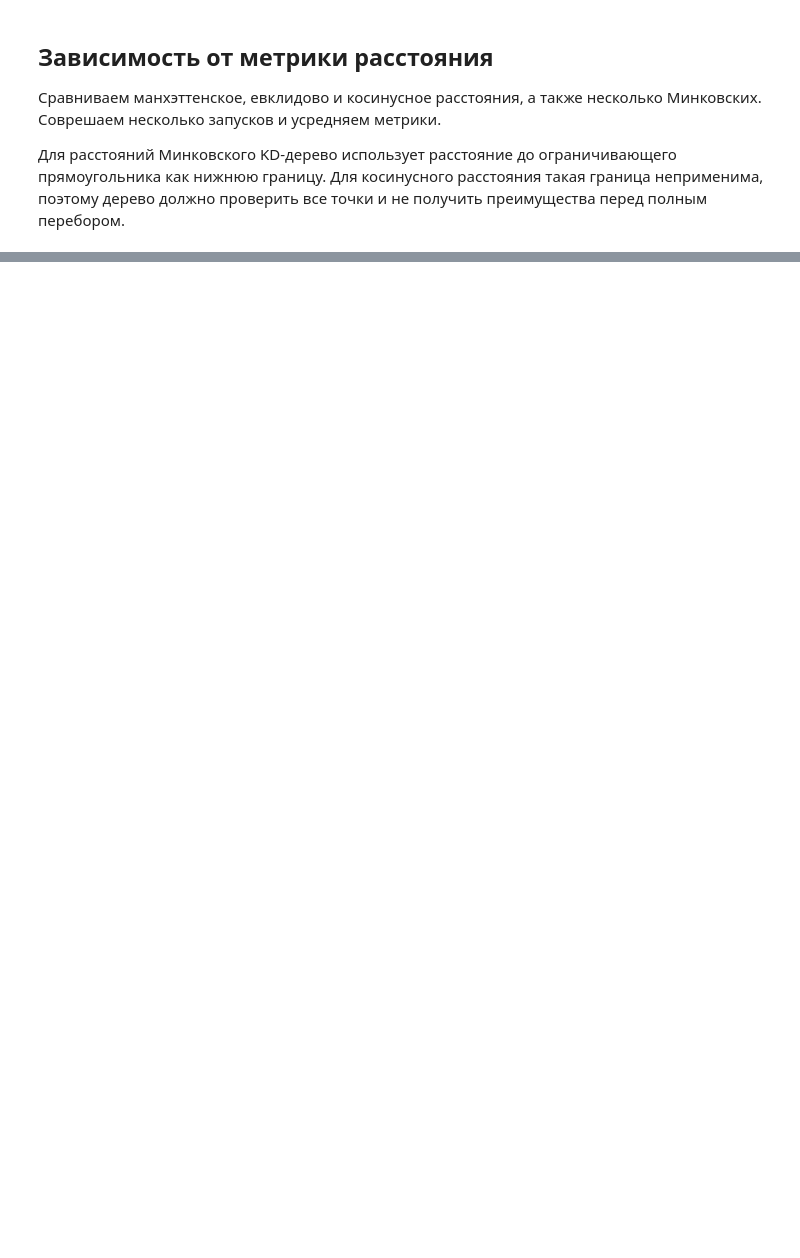
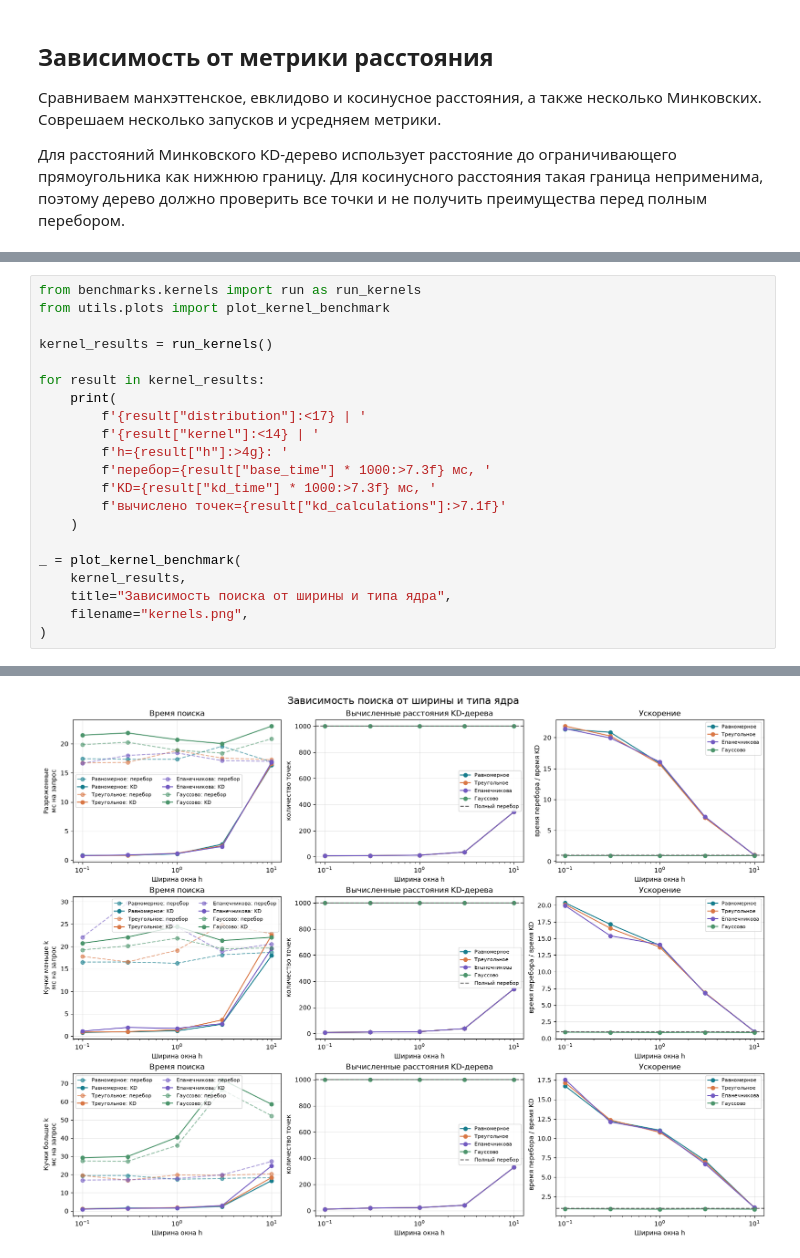
Before and after one commit to sanhasan/andan-seminar-KD-tree, a Jupyter notebook: kd.ipynb, the cells around one changed output, grey strips where cells are left out. Saved outputs shown, nothing was run; the diff lists cells and outputs as text; blank space fills up the shorter version.

Commit message:
add kernels and new ways generated points

```diff
--- a/kd.ipynb
+++ b/kd.ipynb
@@ -172,0 +211,22 @@ _ = plot_benchmark(
+# %%
+from benchmarks.kernels import run as run_kernels
+from utils.plots import plot_kernel_benchmark
+
+kernel_results = run_kernels()
+
+for result in kernel_results:
+    print(
+        f'{result["distribution"]:<17} | '
+        f'{result["kernel"]:<14} | '
+        f'h={result["h"]:>4g}: '
+        f'перебор={result["base_time"] * 1000:>7.3f} мс, '
+        f'KD={result["kd_time"] * 1000:>7.3f} мс, '
+        f'вычислено точек={result["kd_calculations"]:>7.1f}'
+    )
+
+_ = plot_kernel_benchmark(
+    kernel_results,
+    title="Зависимость поиска от ширины и типа ядра",
+    filename="kernels.png",
+)
+# %% [output]
@@ -173,3 +250,4 @@ _ = plot_benchmark(
+[figure, added]
 # %% [markdown]
 ## Выводы
 
```
Also changed, not shown: parts of 7 cells of this notebook, 16 other files.
